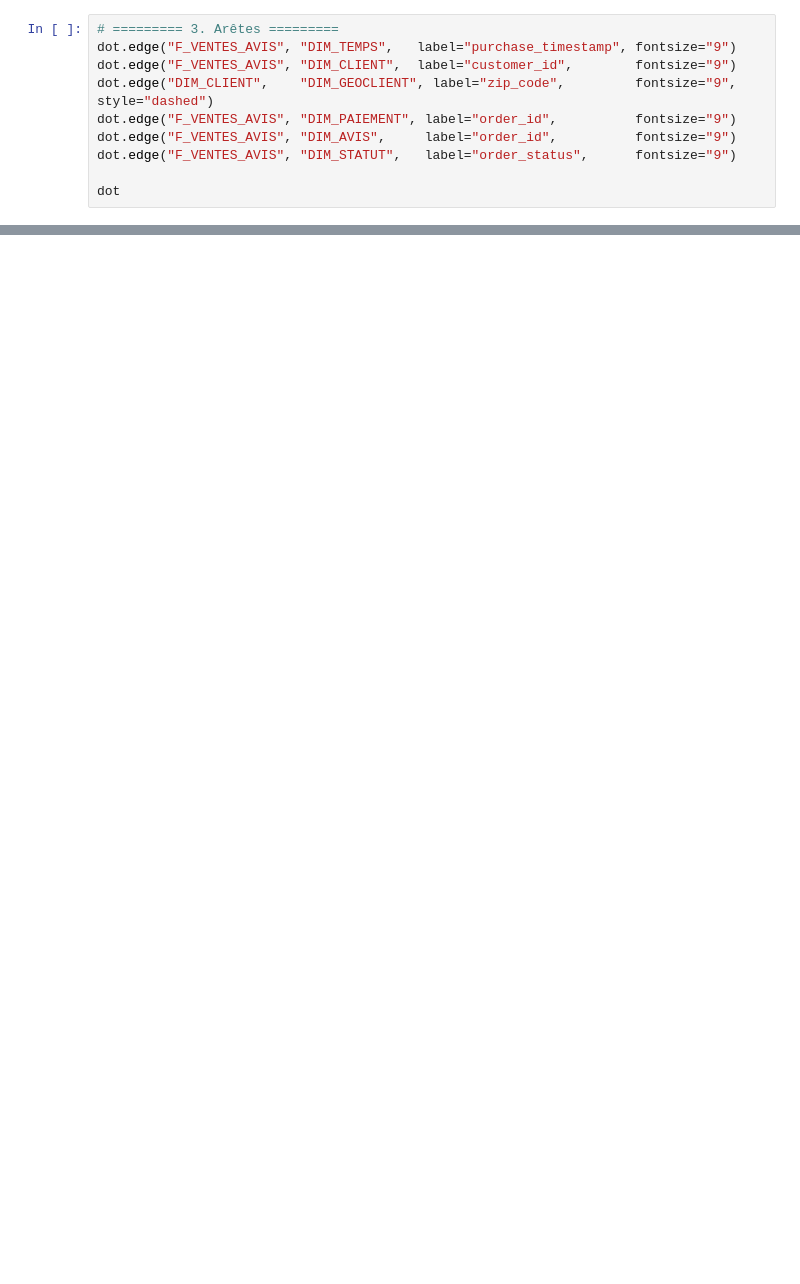
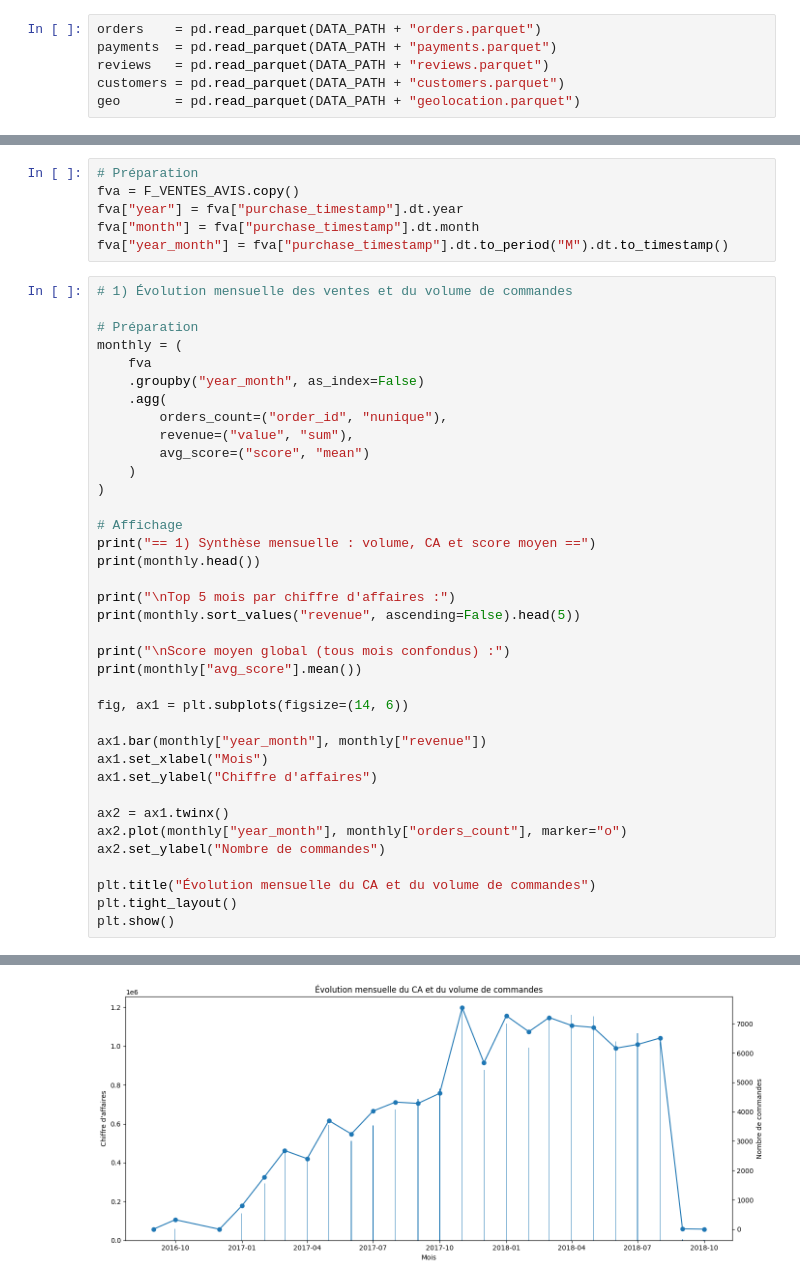
Before and after one commit to QuentinDoniczka/dataframe, a Jupyter notebook: script/1_vente_analyse_1_DONICZKA_Quentin.ipynb, the cells around one changed output, grey strips where cells are left out. Saved outputs shown, nothing was run; the diff lists cells and outputs as text; blank space fills up the shorter version.

```diff
--- a/script/1_vente_analyse_1_DONICZKA_Quentin.ipynb
+++ b/script/1_vente_analyse_1_DONICZKA_Quentin.ipynb
@@ -9,12 +10,8 @@ dot_ventes
 # %% [output]
 [drawing not drawn]
 # %%
-# ========= 3. Arêtes =========
-dot.edge("F_VENTES_AVIS", "DIM_TEMPS",   label="purchase_timestamp", fontsize="9")
-dot.edge("F_VENTES_AVIS", "DIM_CLIENT",  label="customer_id",        fontsize="9")
-dot.edge("DIM_CLIENT",    "DIM_GEOCLIENT", label="zip_code",         fontsize="9", style="dashed")
-dot.edge("F_VENTES_AVIS", "DIM_PAIEMENT", label="order_id",          fontsize="9")
-dot.edge("F_VENTES_AVIS", "DIM_AVIS",     label="order_id",          fontsize="9")
-dot.edge("F_VENTES_AVIS", "DIM_STATUT",   label="order_status",      fontsize="9")
-
-dot
+orders    = pd.read_parquet(DATA_PATH + "orders.parquet")
+payments  = pd.read_parquet(DATA_PATH + "payments.parquet")
+reviews   = pd.read_parquet(DATA_PATH + "reviews.parquet")
+customers = pd.read_parquet(DATA_PATH + "customers.parquet")
+geo       = pd.read_parquet(DATA_PATH + "geolocation.parquet")
@@ -22,0 +175,44 @@ dot
+# %%
+# Préparation
+fva = F_VENTES_AVIS.copy()
+fva["year"] = fva["purchase_timestamp"].dt.year
+fva["month"] = fva["purchase_timestamp"].dt.month
+fva["year_month"] = fva["purchase_timestamp"].dt.to_period("M").dt.to_timestamp()
+# %%
+# 1) Évolution mensuelle des ventes et du volume de commandes
+
+# Préparation
+monthly = (
+    fva
+    .groupby("year_month", as_index=False)
+    .agg(
+        orders_count=("order_id", "nunique"),
+        revenue=("value", "sum"),
+        avg_score=("score", "mean")
+    )
+)
+
+# Affichage
+print("== 1) Synthèse mensuelle : volume, CA et score moyen ==")
+print(monthly.head())
+
+print("\nTop 5 mois par chiffre d'affaires :")
+print(monthly.sort_values("revenue", ascending=False).head(5))
+
+print("\nScore moyen global (tous mois confondus) :")
+print(monthly["avg_score"].mean())
+
+fig, ax1 = plt.subplots(figsize=(14, 6))
+
+ax1.bar(monthly["year_month"], monthly["revenue"])
+ax1.set_xlabel("Mois")
+ax1.set_ylabel("Chiffre d'affaires")
+
+ax2 = ax1.twinx()
+ax2.plot(monthly["year_month"], monthly["orders_count"], marker="o")
+ax2.set_ylabel("Nombre de commandes")
+
+plt.title("Évolution mensuelle du CA et du volume de commandes")
+plt.tight_layout()
+plt.show()
+# %% [output]
@@ -22,0 +237 @@ dot
+[figure, added]
```
Also changed, not shown: parts of 11 cells of this notebook, 7 other files.
